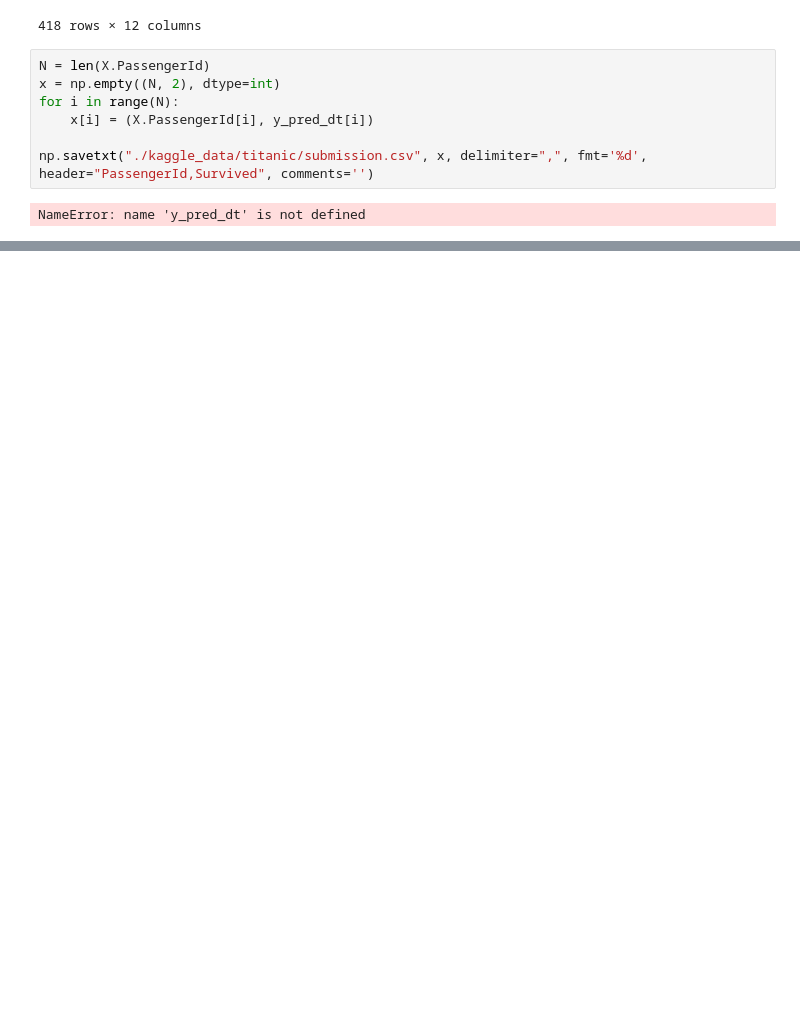
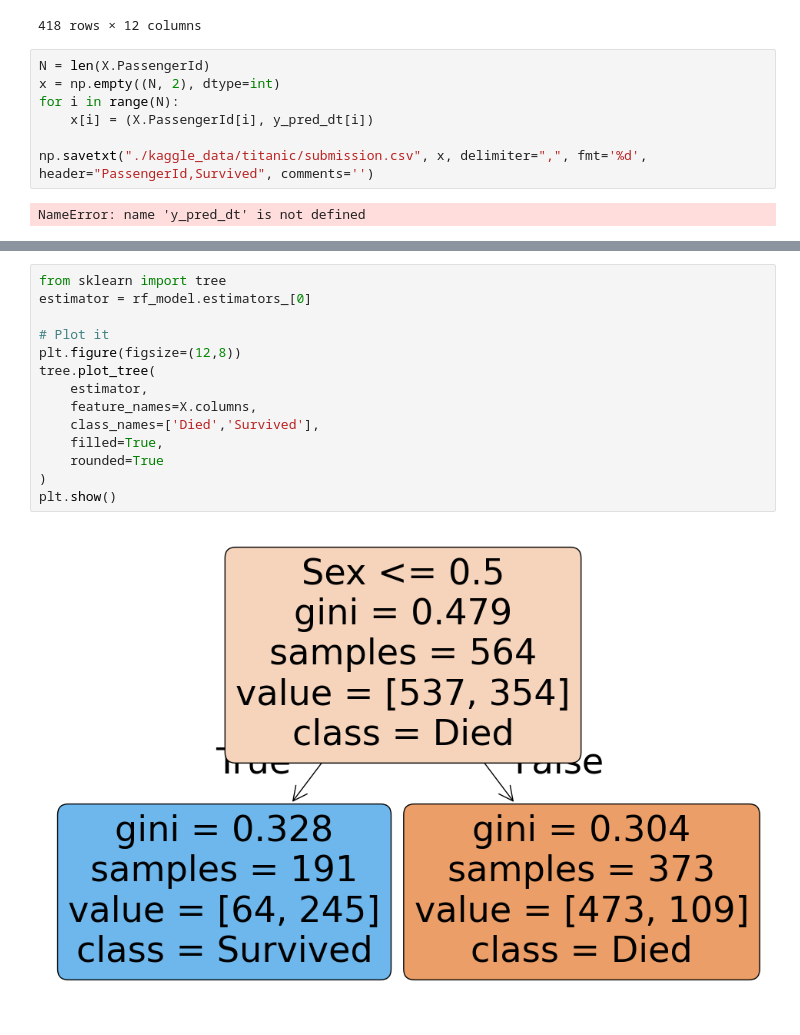
Before and after one commit to Delekof/Machine-Learning-Practice, a Jupyter notebook: titanic survival/kaggle_titanic.ipynb, the cells around one changed output, grey strips where cells are left out. Saved outputs shown, nothing was run; the diff lists cells and outputs as text; blank space fills up the shorter version.

```diff
--- a/titanic survival/kaggle_titanic.ipynb
+++ b/titanic survival/kaggle_titanic.ipynb
@@ -575,0 +780,16 @@ Name: PassengerId, dtype: int64
+# %%
+from sklearn import tree
+estimator = rf_model.estimators_[0]
+
+# Plot it
+plt.figure(figsize=(12,8))
+tree.plot_tree(
+    estimator,
+    feature_names=X.columns,
+    class_names=['Died','Survived'],
+    filled=True,
+    rounded=True
+)
+plt.show()
+# %% [output]
+[figure, added]
```
Also changed, not shown: parts of 21 cells of this notebook, 2 other files.
